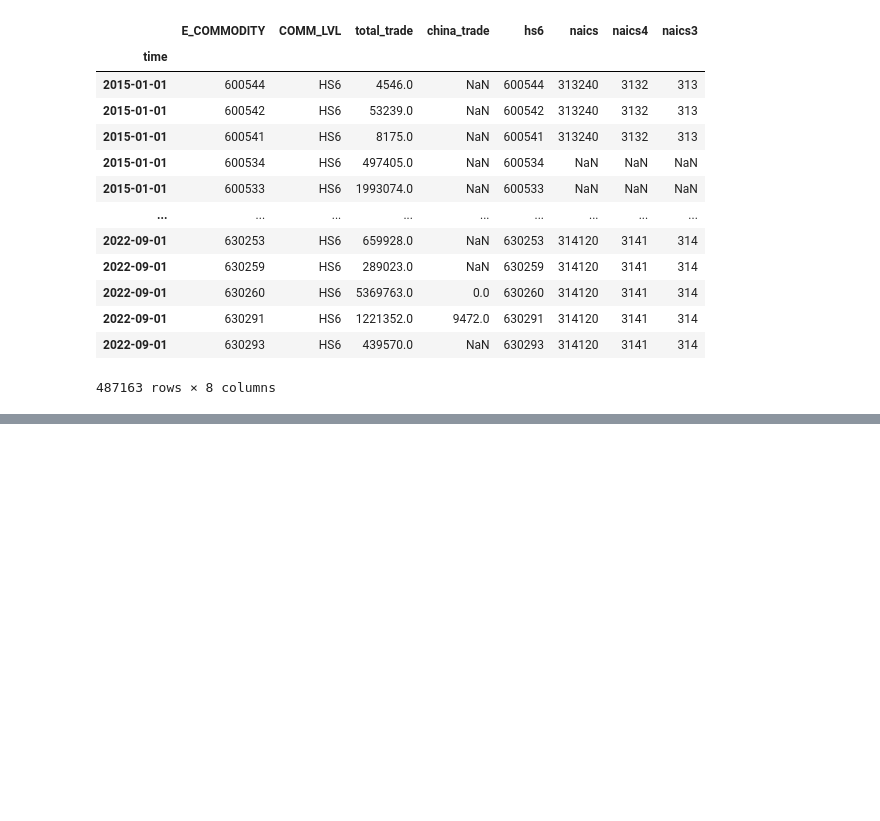
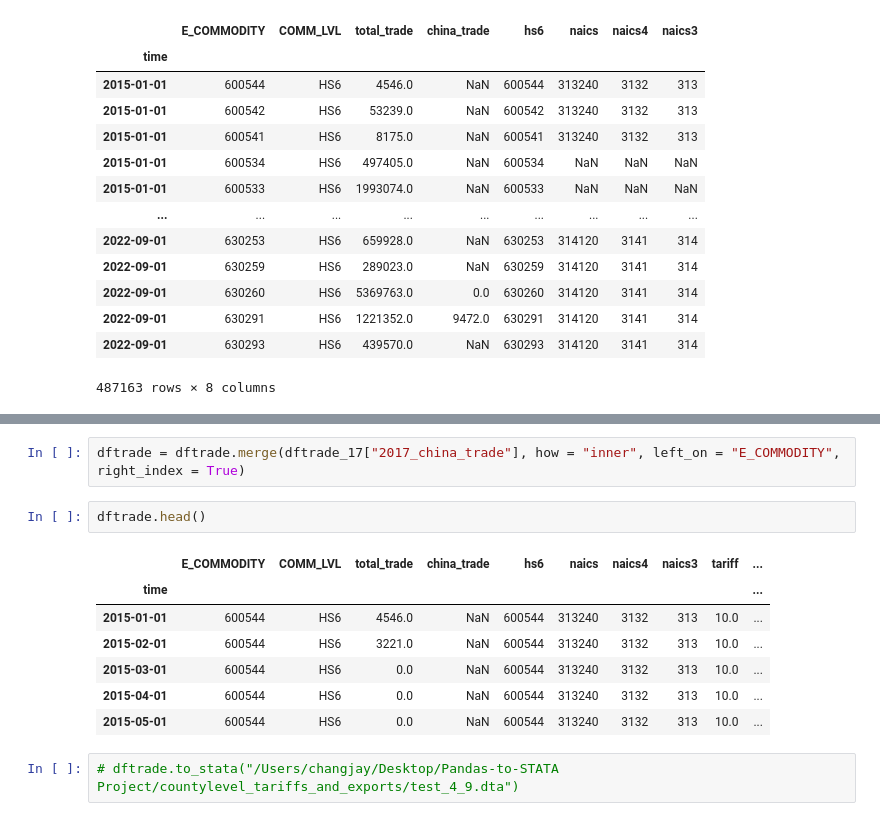
Before and after one commit to JayChang426/Pandas-to-STATA, a Jupyter notebook: countylevel_tariffs_and_exports.ipynb, the cells around one changed output, grey strips where cells are left out. Cells and saved outputs as stored; diff of their text form; blank space fills up the shorter version.

```diff
--- a/countylevel_tariffs_and_exports.ipynb
+++ b/countylevel_tariffs_and_exports.ipynb
@@ -394,0 +549,14 @@ dftrade
+# %%
+dftrade = dftrade.merge(dftrade_17["2017_china_trade"], how = "inner", left_on = "E_COMMODITY", right_index = True)
+# %%
+dftrade.head()
+# %% [output]
+|  | E_COMMODITY | COMM_LVL | total_trade | china_trade | hs6 | naics | naics4 | naics3 | tariff | ... |
+| time |  |  |  |  |  |  |  |  |  | ... |
+| 2015-01-01 | 600544 | HS6 | 4546.0 | NaN | 600544 | 313240 | 3132 | 313 | 10.0 | ... |
+| 2015-02-01 | 600544 | HS6 | 3221.0 | NaN | 600544 | 313240 | 3132 | 313 | 10.0 | ... |
+| 2015-03-01 | 600544 | HS6 | 0.0 | NaN | 600544 | 313240 | 3132 | 313 | 10.0 | ... |
+| 2015-04-01 | 600544 | HS6 | 0.0 | NaN | 600544 | 313240 | 3132 | 313 | 10.0 | ... |
+| 2015-05-01 | 600544 | HS6 | 0.0 | NaN | 600544 | 313240 | 3132 | 313 | 10.0 | ... |
+# %%
+# dftrade.to_stata("/Users/changjay/Desktop/Pandas-to-STATA Project/countylevel_tariffs_and_exports/test_4_9.dta")
```
Also changed, not shown: parts of 20 cells of this notebook, 4 other files.
